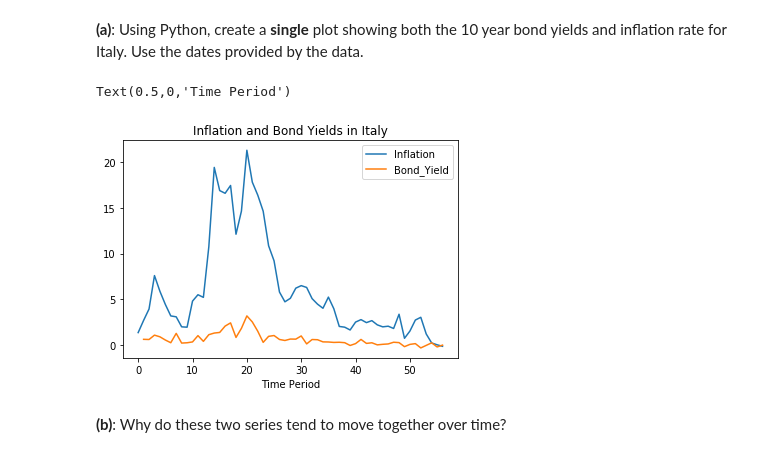
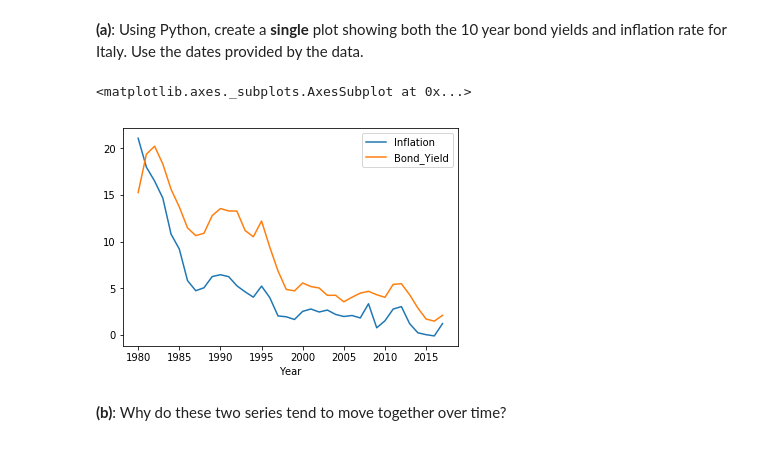
Before and after one commit to dylanjm/econ_381_development, a Jupyter notebook: solution_versions/chapter_08_solutions.ipynb, the cells around one changed output. Saved outputs shown, nothing was run; the diff lists cells and outputs as text; code cells hidden in the pictures.

```diff
--- a/solution_versions/chapter_08_solutions.ipynb
+++ b/solution_versions/chapter_08_solutions.ipynb
@@ -133,19 +142,21 @@ __(a)__: Using Python, create a __single__ plot showing both the 10 year bond yi
 # %%
 # Import data
 inflation_url = "https://raw.githubusercontent.com/dylanjm/econ_381_development/master/data/ch08_italy_inflation.csv"
 inflation = pd.read_csv(inflation_url,header=0, names=['Date', 'Inflation'])
 
-bond_url = "https://raw.githubusercontent.com/dylanjm/econ_381_development/master/data/CPGRLE01ITM657N.csv"
+bond_url = "https://raw.githubusercontent.com/dylanjm/econ_381_development/master/data/ch08_italy_bond.csv"
 bond = pd.read_csv(bond_url,header=0, names=['Date', 'Bond_Yield'])
+
+# Merge dataframes
+italy_rates = pd.merge(inflation, bond, on='Date', how='outer')
+
+# Plot
+italy_rates['Date'] = pd.to_datetime(italy_rates['Date'])
+italy_rates['Year'] = italy_rates['Date'].dt.year
+italy_rates.plot(x = 'Year', y = ['Inflation', 'Bond_Yield'], kind = 'line')
+# %% [output]
+<matplotlib.axes._subplots.AxesSubplot at 0x...>
+[figure, added]
-# %%
-df3 = pd.merge(inflation, bond, on='Date', how='left')
-df3
-df3.plot()
-plt.title('Inflation and Bond Yields in Italy')
-plt.xlabel('Time Period')
-# %% [output]
-Text(0.5,0,'Time Period')
-[figure, removed]
 # %% [markdown]
 __(b)__: Why do these two series tend to move together over time?
 # %% [markdown]
```
Also changed, not shown: parts of 2 cells of this notebook, 1 other file.
